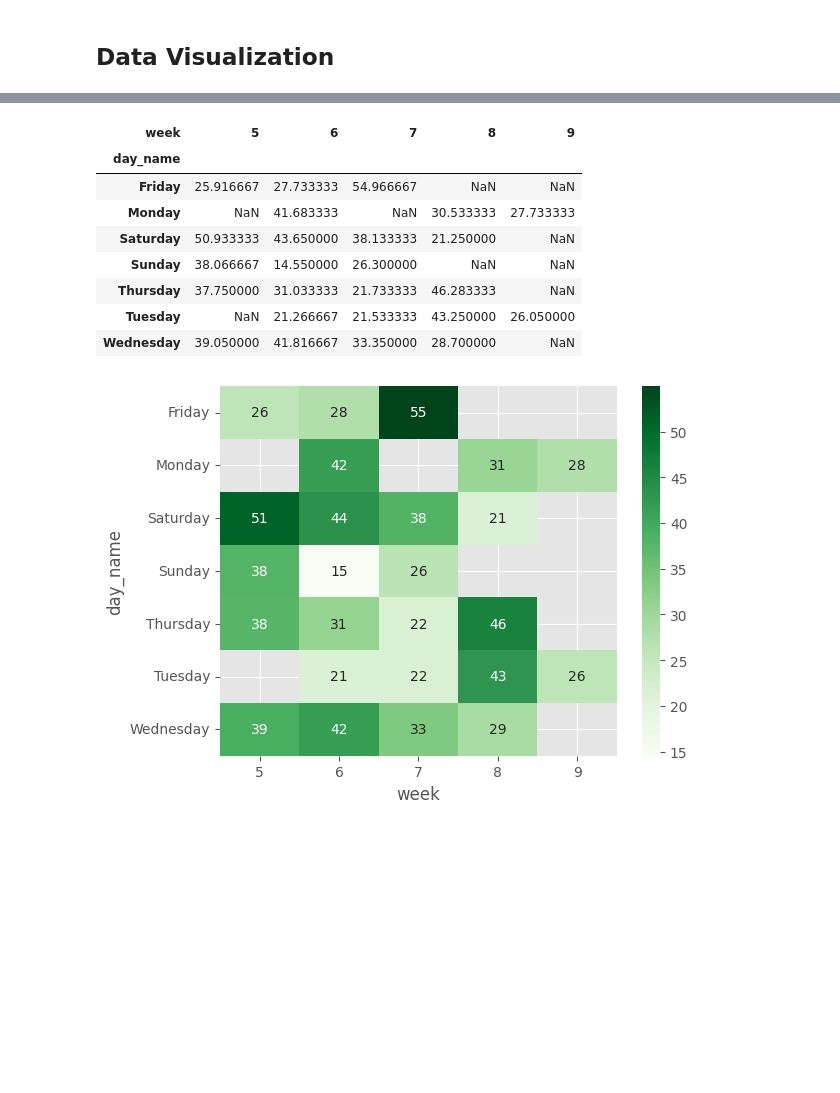
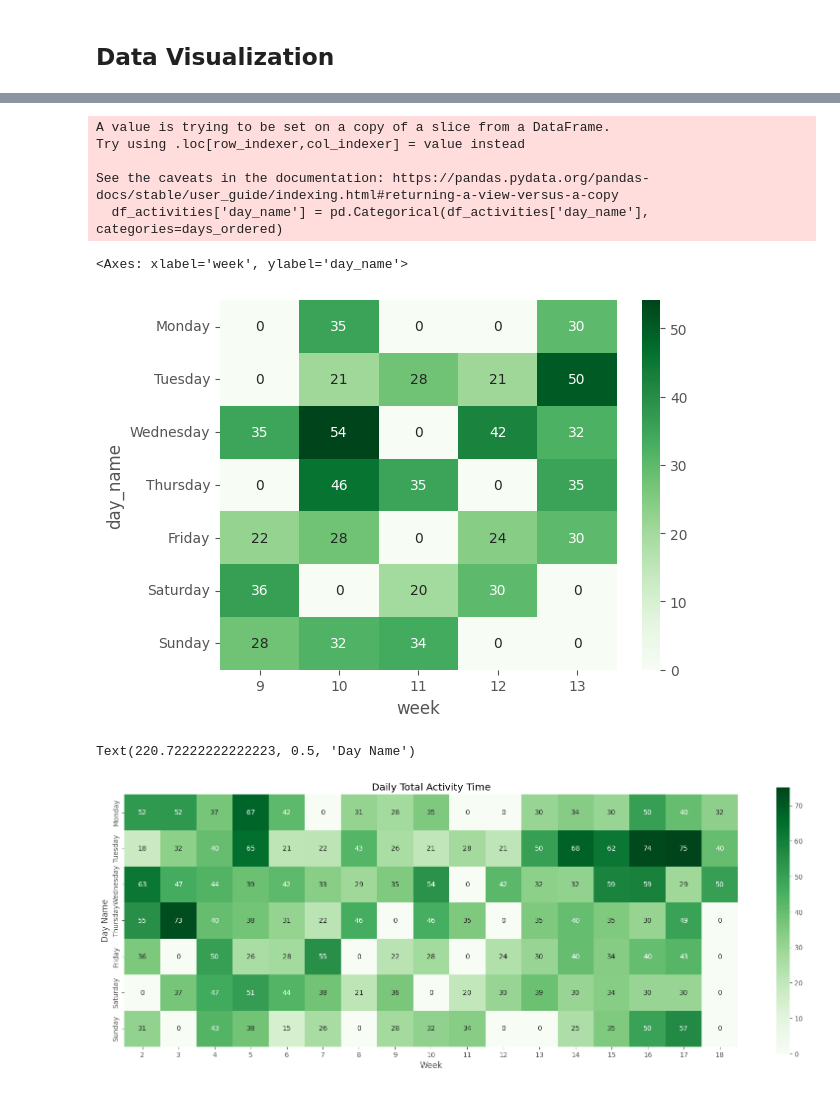
Before and after one commit to nsedler/Garmin-Analysis, a Jupyter notebook: garmin_activities_analysis.ipynb, the cells around one changed output, grey strips where cells are left out. Drawn from its saved outputs; the diff is of its cells as text; code cells hidden in the pictures; blank space fills up the shorter version.

```diff
--- a/garmin_activities_analysis.ipynb
+++ b/garmin_activities_analysis.ipynb
@@ -261,16 +261,33 @@ sns.kdeplot(data=df_activities, x='total_time')
+# %%
+days_ordered = ["Monday", "Tuesday", "Wednesday", "Thursday", "Friday", "Saturday", "Sunday"]
+df_activities['day_name'] = pd.Categorical(df_activities['day_name'], categories=days_ordered)
+df_activities = df_activities.sort_values('start_date')
+df_test = df_activities.loc[df_activities['month'] == 3]
+piv = pd.pivot_table(
+    columns=df_test['week'], values='total_time', index='day_name', aggfunc='sum', data=df_test)
+piv.sort_index(axis=1, ascending=True, inplace=True,)
+sns.heatmap(piv, cmap='Greens', annot=True, )
+# pivActivity Time Calendar
+# df_test
+# df_activities.loc[(df_activities['week'] == 9),]
+# %% [output]
+A value is trying to be set on a copy of a slice from a DataFrame.
+Try using .loc[row_indexer,col_indexer] = value instead
+
+See the caveats in the documentation: https://pandas.pydata.org/pandas-docs/stable/user_guide/indexing.html#returning-a-view-versus-a-copy
+  df_activities['day_name'] = pd.Categorical(df_activities['day_name'], categories=days_ordered)
+<Axes: xlabel='week', ylabel='day_name'>
+[figure, added]
 # %%
+fig, ax = plt.subplots(figsize=(20, 7))
+
+df_running = df_activities.loc[(df_activities['sport'].str.contains('running'))]
 piv = pd.pivot_table(
-    columns=df_activities['week'], values='total_time', index='day_name', aggfunc='sum', data=df_activities.loc[df_activities['month'] == 2])
-sns.heatmap(piv, cmap='Greens', annot=True, )
-piv
+    columns=df_activities['week'], values='total_time', index='day_name', aggfunc='sum', data=df_activities)
+sns.heatmap(piv, cmap='Greens', annot=True, square=True, ax=ax, fmt='.0f')
+ax.set_title('Daily Total Activity Time')
+ax.set_xlabel('Week')
+ax.set_ylabel('Day Name')
 # %% [output]
-| week | 5 | 6 | 7 | 8 | 9 |
-| day_name |  |  |  |  |  |
-| Friday | 25.916667 | 27.733333 | 54.966667 | NaN | NaN |
-| Monday | NaN | 41.683333 | NaN | 30.533333 | 27.733333 |
-| Saturday | 50.933333 | 43.650000 | 38.133333 | 21.250000 | NaN |
-| Sunday | 38.066667 | 14.550000 | 26.300000 | NaN | NaN |
-| Thursday | 37.750000 | 31.033333 | 21.733333 | 46.283333 | NaN |
-| Tuesday | NaN | 21.266667 | 21.533333 | 43.250000 | 26.050000 |
-| Wednesday | 39.050000 | 41.816667 | 33.350000 | 28.700000 | NaN |
+Text(220.72222222222223, 0.5, 'Day Name')
-[figure, old version]
+[figure, new version]
```
Also changed, not shown: parts of 23 cells of this notebook, 6 other files.
